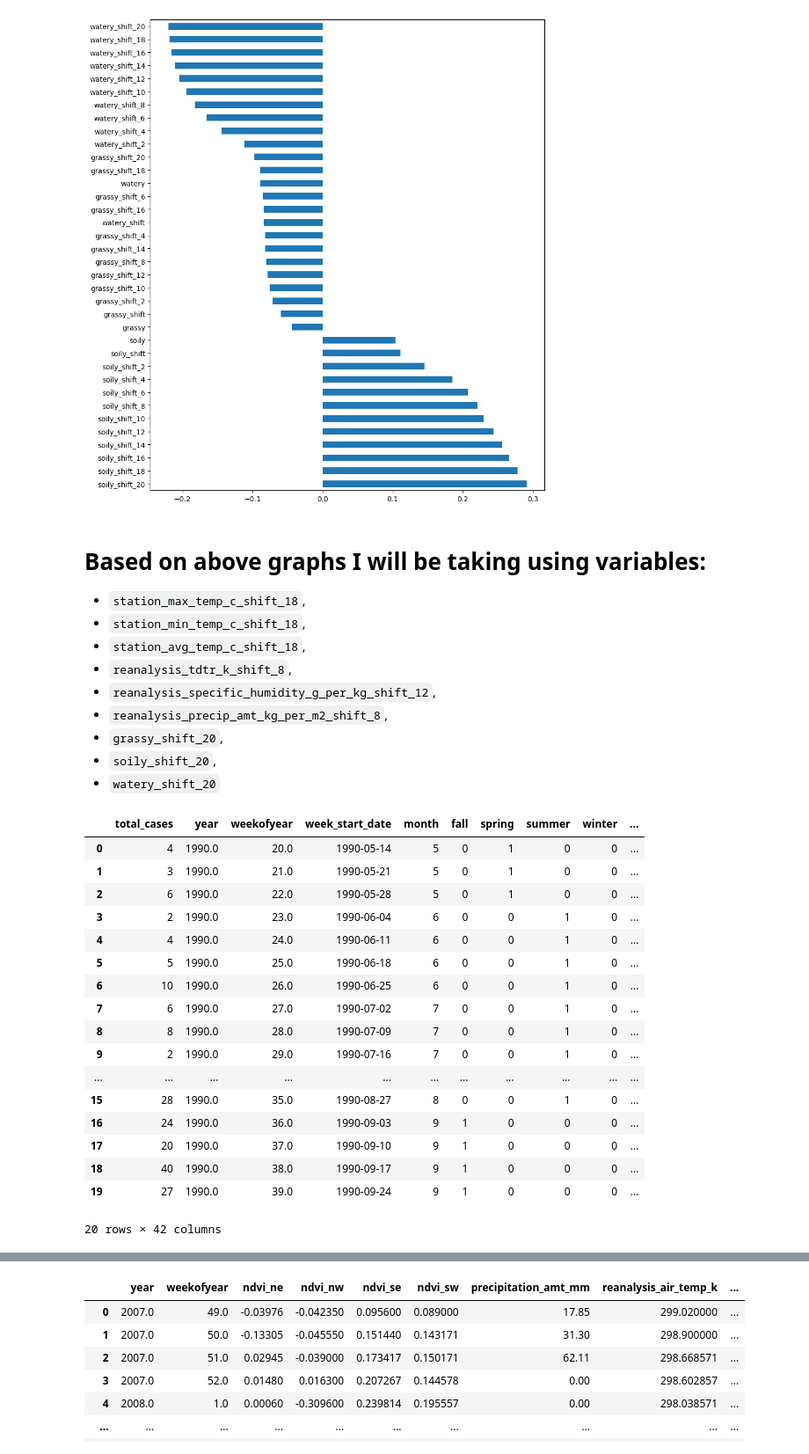
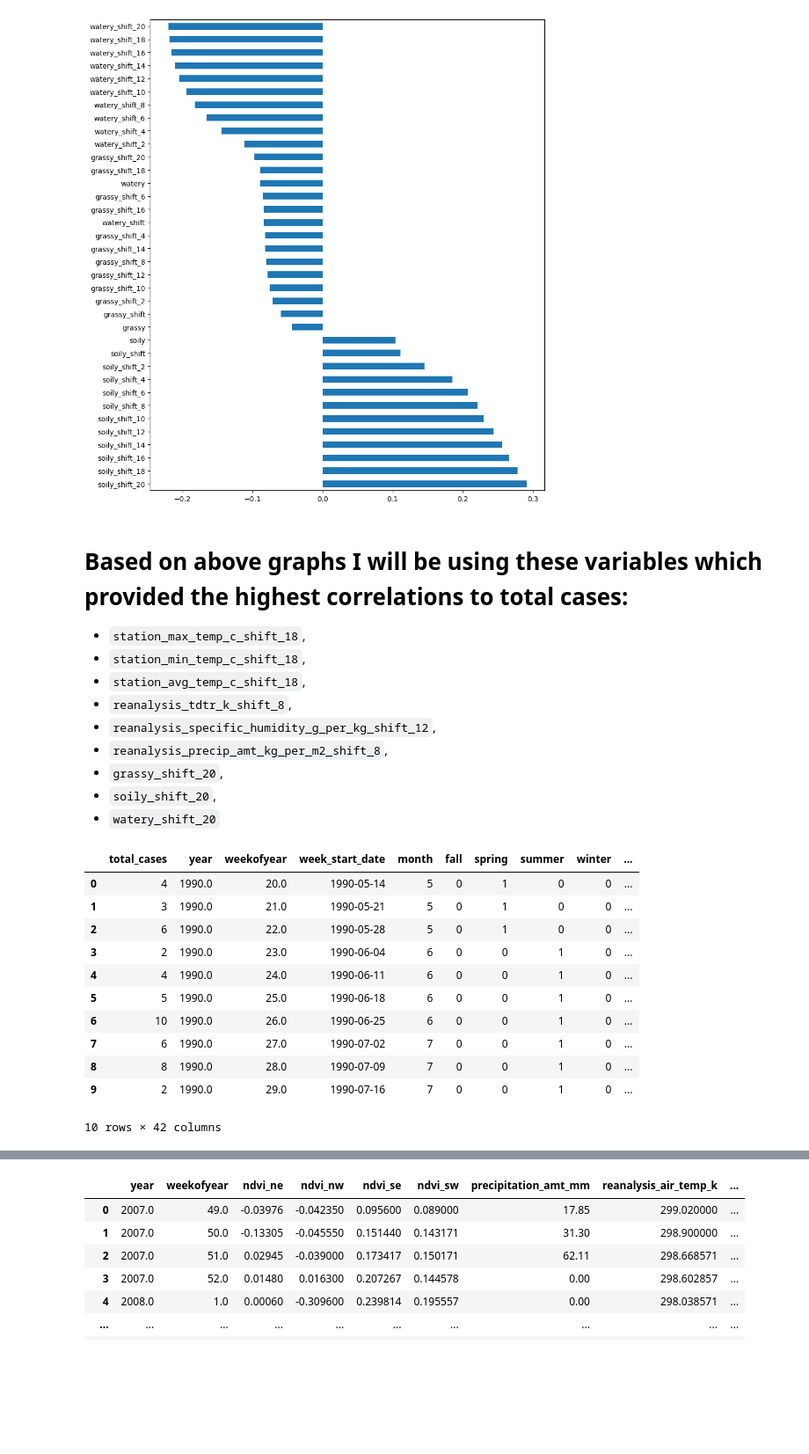
Before and after one commit to erdemiraysu/Predicting_Dengue_Cases_using_Climate_Variables, a Jupyter notebook: notebook_preprocessing.ipynb, the cells around one changed output, grey strips where cells are left out. Shown at 88% size. Cells and saved outputs as stored; diff of their text form; code cells hidden in the pictures; blank space fills up the shorter version.

```diff
--- a/notebook_preprocessing.ipynb
+++ b/notebook_preprocessing.ipynb
@@ -990,7 +971,7 @@ ndvi.corr()['total_cases'].drop('total_cases').sort_values(ascending=False).plot
 # %% [output]
 [figure]
 # %% [markdown]
-# Based on above graphs I will be taking using variables:
+# Based on above graphs I will be using these variables which provided the highest correlations to total cases:
 
 * `station_max_temp_c_shift_18`,
 * `station_min_temp_c_shift_18`,
@@ -1013,24 +994,18 @@ rolled_varbls_to_use = ['station_max_temp_c_shift_18',
 # %%
 # Add the rolled variables to the dataset
 train_final = train_shifted.join(train_rolled[rolled_varbls_to_use])
-train_final.head(20)
+train_final.head(10)
 # %% [output]
 |  | total_cases | year | weekofyear | week_start_date | month | fall | spring | summer | winter | ... |
 | 0 | 4 | 1990.0 | 20.0 | 1990-05-14 | 5 | 0 | 1 | 0 | 0 | ... |
 | 1 | 3 | 1990.0 | 21.0 | 1990-05-21 | 5 | 0 | 1 | 0 | 0 | ... |
 | 2 | 6 | 1990.0 | 22.0 | 1990-05-28 | 5 | 0 | 1 | 0 | 0 | ... |
 | 3 | 2 | 1990.0 | 23.0 | 1990-06-04 | 6 | 0 | 0 | 1 | 0 | ... |
 | 4 | 4 | 1990.0 | 24.0 | 1990-06-11 | 6 | 0 | 0 | 1 | 0 | ... |
 | 5 | 5 | 1990.0 | 25.0 | 1990-06-18 | 6 | 0 | 0 | 1 | 0 | ... |
 | 6 | 10 | 1990.0 | 26.0 | 1990-06-25 | 6 | 0 | 0 | 1 | 0 | ... |
 | 7 | 6 | 1990.0 | 27.0 | 1990-07-02 | 7 | 0 | 0 | 1 | 0 | ... |
 | 8 | 8 | 1990.0 | 28.0 | 1990-07-09 | 7 | 0 | 0 | 1 | 0 | ... |
 | 9 | 2 | 1990.0 | 29.0 | 1990-07-16 | 7 | 0 | 0 | 1 | 0 | ... |
-| ... | ... | ... | ... | ... | ... | ... | ... | ... | ... | ... |
-| 15 | 28 | 1990.0 | 35.0 | 1990-08-27 | 8 | 0 | 0 | 1 | 0 | ... |
-| 16 | 24 | 1990.0 | 36.0 | 1990-09-03 | 9 | 1 | 0 | 0 | 0 | ... |
-| 17 | 20 | 1990.0 | 37.0 | 1990-09-10 | 9 | 1 | 0 | 0 | 0 | ... |
-| 18 | 40 | 1990.0 | 38.0 | 1990-09-17 | 9 | 1 | 0 | 0 | 0 | ... |
-| 19 | 27 | 1990.0 | 39.0 | 1990-09-24 | 9 | 1 | 0 | 0 | 0 | ... |
-20 rows × 42 columns
+10 rows × 42 columns
 # %%
```
Also changed, not shown: parts of 34 cells of this notebook.
